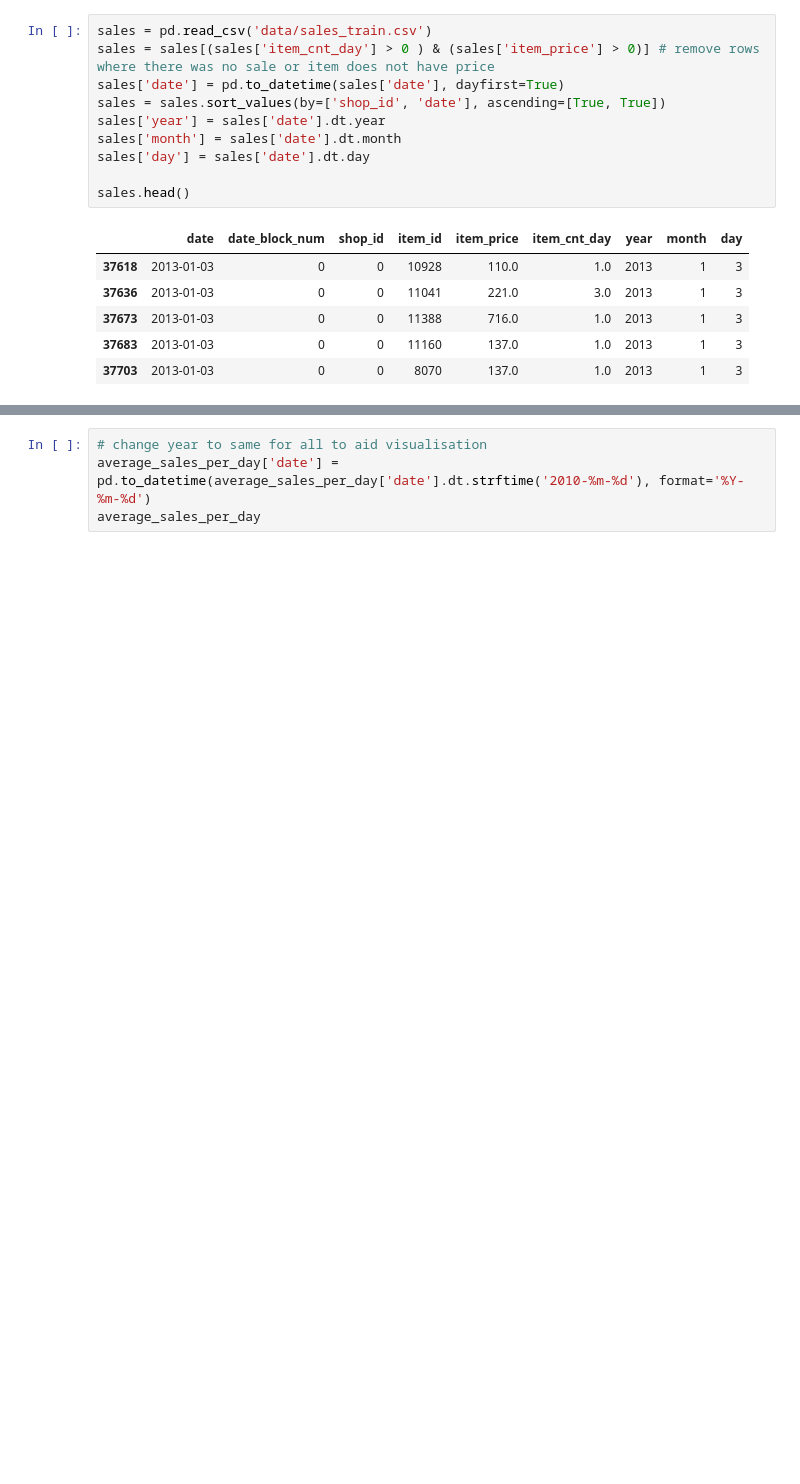
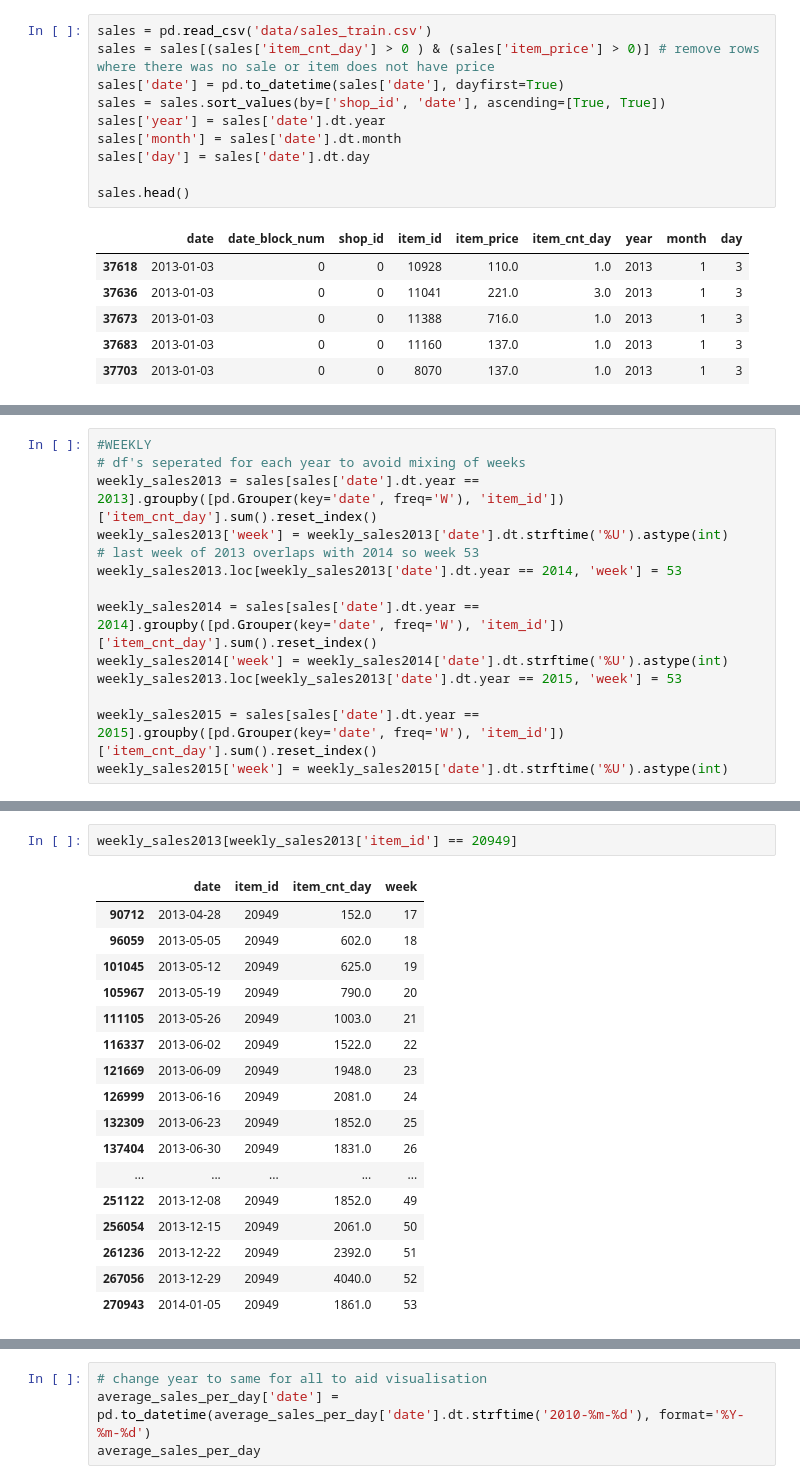
Before and after one commit to OliviaJayeola/DataSciencePortfolio, a Jupyter notebook: predict_sales/predict_sales.ipynb, the cells around one changed output, grey strips where cells are left out. Drawn from its saved outputs; the diff is of its cells as text; blank space fills up the shorter version.

```diff
--- a/predict_sales/predict_sales.ipynb
+++ b/predict_sales/predict_sales.ipynb
@@ -158,0 +149,14 @@ print(average_sales_per_day.head(), '\n', average_sales_per_month.head())
+# %%
+#WEEKLY
+# df's seperated for each year to avoid mixing of weeks
+weekly_sales2013 = sales[sales['date'].dt.year == 2013].groupby([pd.Grouper(key='date', freq='W'), 'item_id'])['item_cnt_day'].sum().reset_index()
+weekly_sales2013['week'] = weekly_sales2013['date'].dt.strftime('%U').astype(int)
+# last week of 2013 overlaps with 2014 so week 53
+weekly_sales2013.loc[weekly_sales2013['date'].dt.year == 2014, 'week'] = 53
+
+weekly_sales2014 = sales[sales['date'].dt.year == 2014].groupby([pd.Grouper(key='date', freq='W'), 'item_id'])['item_cnt_day'].sum().reset_index()
+weekly_sales2014['week'] = weekly_sales2014['date'].dt.strftime('%U').astype(int)
+weekly_sales2013.loc[weekly_sales2013['date'].dt.year == 2015, 'week'] = 53
+
+weekly_sales2015 = sales[sales['date'].dt.year == 2015].groupby([pd.Grouper(key='date', freq='W'), 'item_id'])['item_cnt_day'].sum().reset_index()
+weekly_sales2015['week'] = weekly_sales2015['date'].dt.strftime('%U').astype(int)
@@ -158,0 +198,20 @@ print(average_sales_per_day.head(), '\n', average_sales_per_month.head())
+# %%
+weekly_sales2013[weekly_sales2013['item_id'] == 20949]
+# %% [output]
+|  | date | item_id | item_cnt_day | week |
+| 90712 | 2013-04-28 | 20949 | 152.0 | 17 |
+| 96059 | 2013-05-05 | 20949 | 602.0 | 18 |
+| 101045 | 2013-05-12 | 20949 | 625.0 | 19 |
+| 105967 | 2013-05-19 | 20949 | 790.0 | 20 |
+| 111105 | 2013-05-26 | 20949 | 1003.0 | 21 |
+| 116337 | 2013-06-02 | 20949 | 1522.0 | 22 |
+| 121669 | 2013-06-09 | 20949 | 1948.0 | 23 |
+| 126999 | 2013-06-16 | 20949 | 2081.0 | 24 |
+| 132309 | 2013-06-23 | 20949 | 1852.0 | 25 |
+| 137404 | 2013-06-30 | 20949 | 1831.0 | 26 |
+| ... | ... | ... | ... | ... |
+| 251122 | 2013-12-08 | 20949 | 1852.0 | 49 |
+| 256054 | 2013-12-15 | 20949 | 2061.0 | 50 |
+| 261236 | 2013-12-22 | 20949 | 2392.0 | 51 |
+| 267056 | 2013-12-29 | 20949 | 4040.0 | 52 |
+| 270943 | 2014-01-05 | 20949 | 1861.0 | 53 |
```
Also changed, not shown: parts of 18 cells of this notebook.
